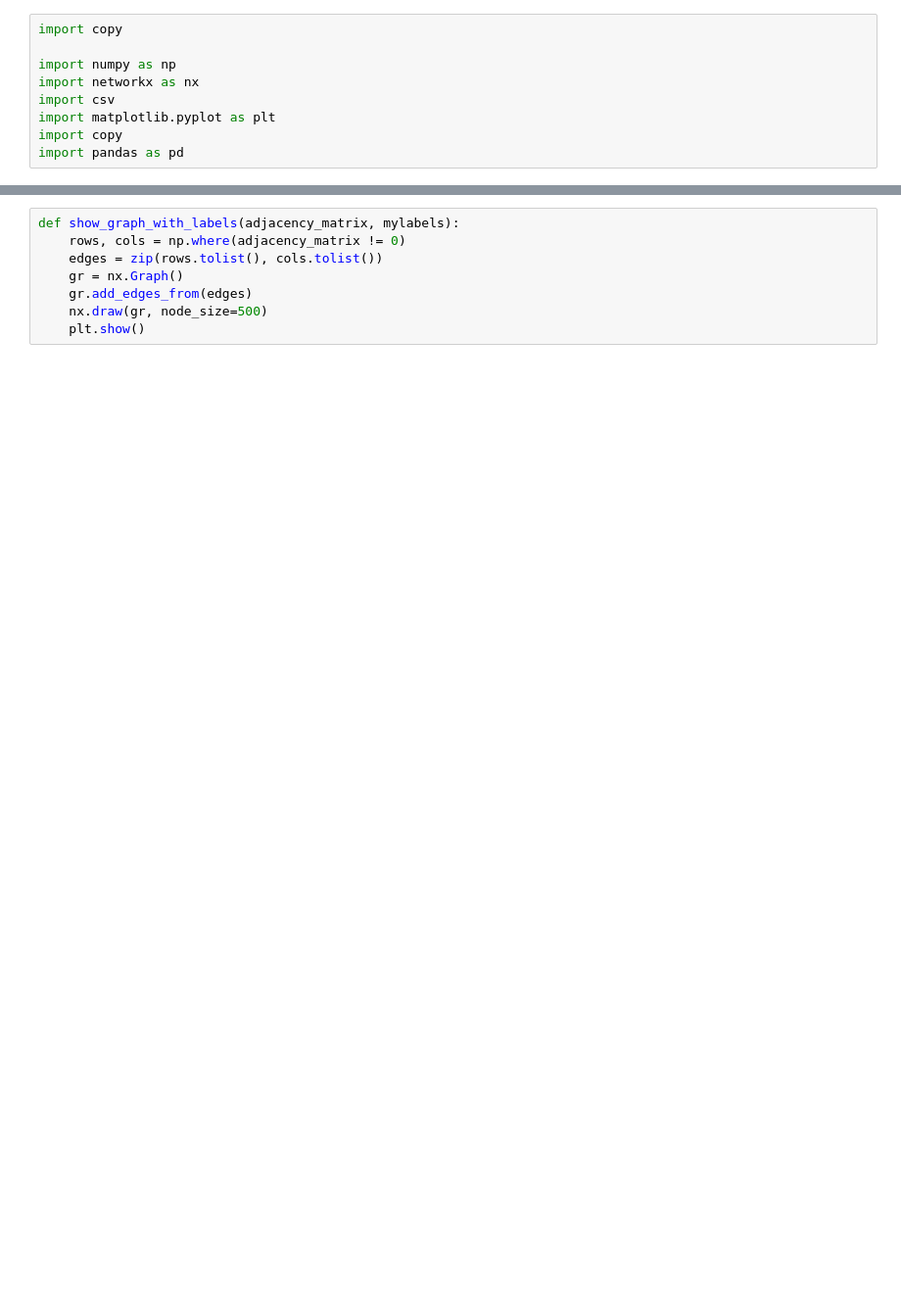
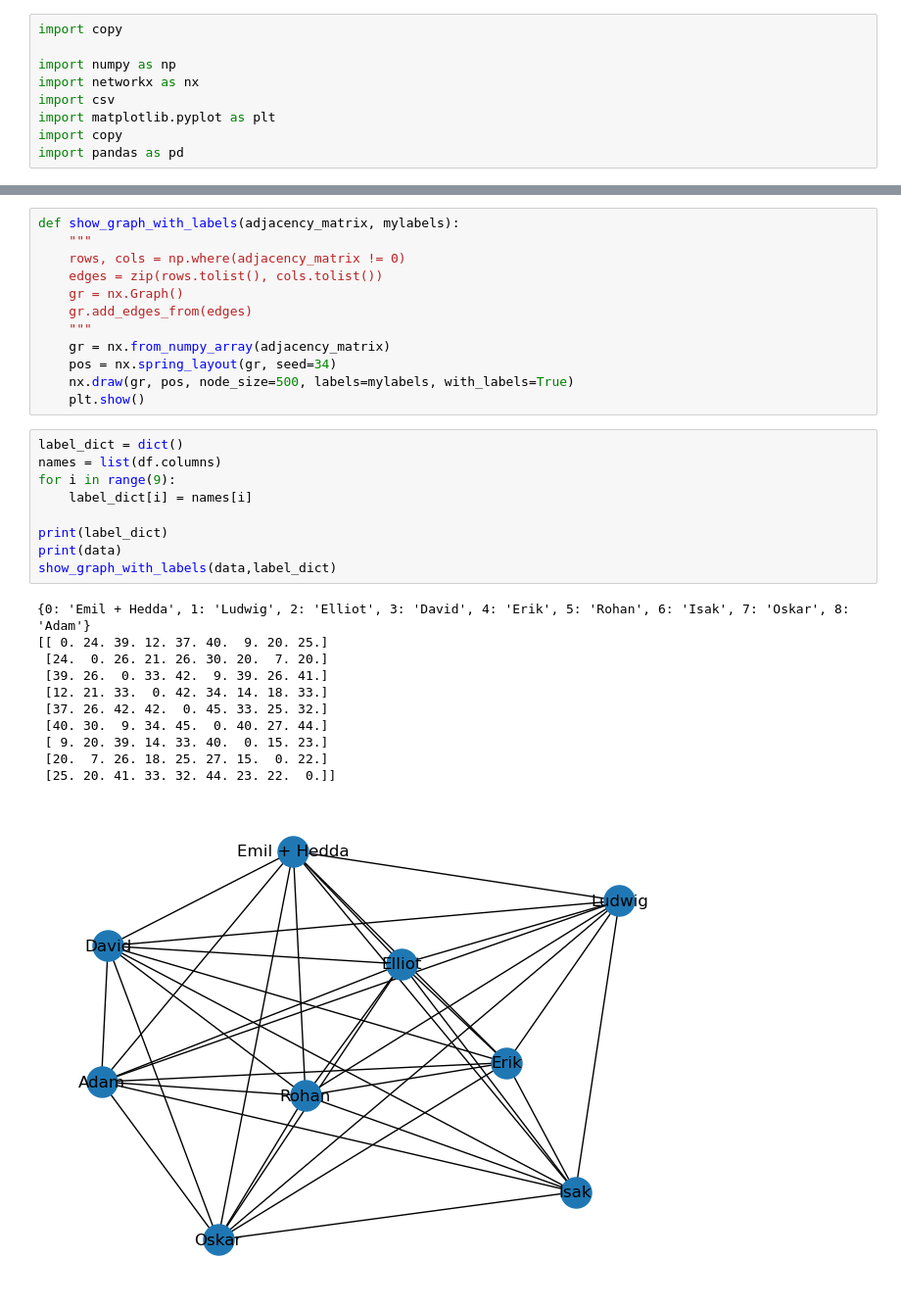
Before and after one commit to ufotermiten/Tour-de-34an, a Jupyter notebook: read_matrix.ipynb, the cells around one changed output, grey strips where cells are left out. Shown: that part at 98% size. Drawn from its saved outputs; the diff is of its cells as text; blank space fills up the shorter version.

```diff
--- a/read_matrix.ipynb
+++ b/read_matrix.ipynb
@@ -19,9 +22,34 @@ data = df.to_numpy()
 # %%
 def show_graph_with_labels(adjacency_matrix, mylabels):
+    """
     rows, cols = np.where(adjacency_matrix != 0)
     edges = zip(rows.tolist(), cols.tolist())
     gr = nx.Graph()
     gr.add_edges_from(edges)
-    nx.draw(gr, node_size=500)
+    """
+    gr = nx.from_numpy_array(adjacency_matrix)
+    pos = nx.spring_layout(gr, seed=34)
+    nx.draw(gr, pos, node_size=500, labels=mylabels, with_labels=True)
     plt.show()
+# %%
+label_dict = dict()
+names = list(df.columns)
+for i in range(9):
+    label_dict[i] = names[i]
+
+print(label_dict)
+print(data)
+show_graph_with_labels(data,label_dict)
+# %% [output]
+{0: 'Emil + Hedda', 1: 'Ludwig', 2: 'Elliot', 3: 'David', 4: 'Erik', 5: 'Rohan', 6: 'Isak', 7: 'Oskar', 8: 'Adam'}
+[[ 0. 24. 39. 12. 37. 40.  9. 20. 25.]
+ [24.  0. 26. 21. 26. 30. 20.  7. 20.]
+ [39. 26.  0. 33. 42.  9. 39. 26. 41.]
+ [12. 21. 33.  0. 42. 34. 14. 18. 33.]
+ [37. 26. 42. 42.  0. 45. 33. 25. 32.]
+ [40. 30.  9. 34. 45.  0. 40. 27. 44.]
+ [ 9. 20. 39. 14. 33. 40.  0. 15. 23.]
+ [20.  7. 26. 18. 25. 27. 15.  0. 22.]
+ [25. 20. 41. 33. 32. 44. 23. 22.  0.]]
+[figure, added]
 # %%
```
Also changed, not shown: parts of 2 cells of this notebook.
